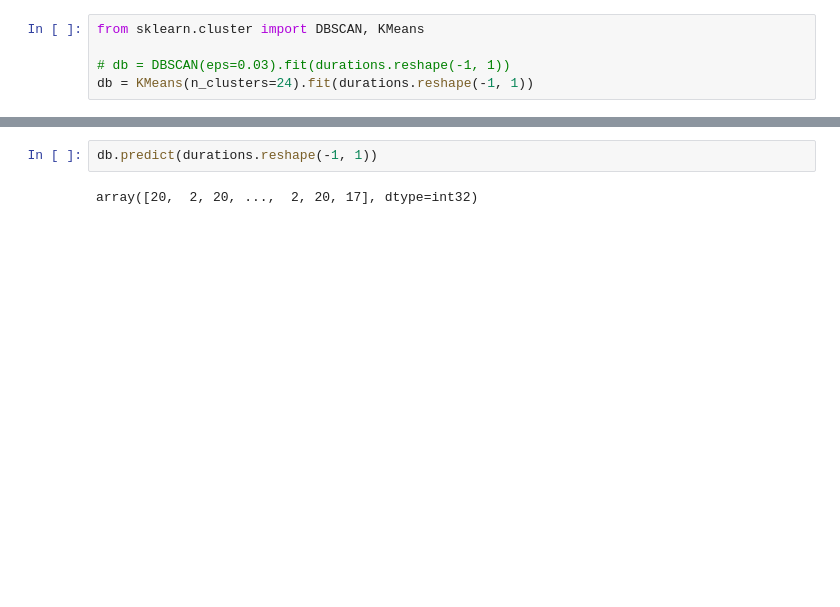
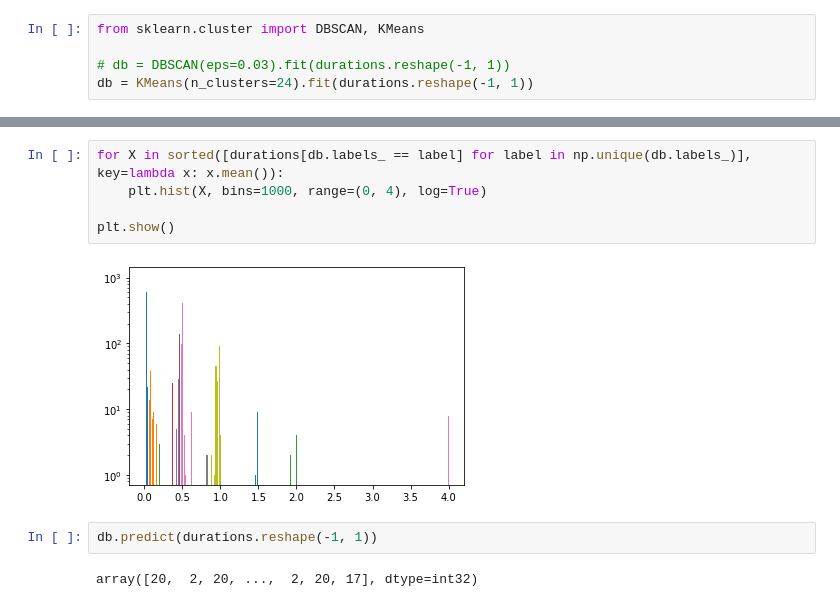
Before and after one commit to GrzegorzKazana/artificial-music, a Jupyter notebook: src/data_processing/sparse_notes_classified_time/sparse_w_classified_time.ipynb, the cells around one changed output, grey strips where cells are left out. Saved outputs shown, nothing was run; the diff lists cells and outputs as text; blank space fills up the shorter version.

```diff
--- a/src/data_processing/sparse_notes_classified_time/sparse_w_classified_time.ipynb
+++ b/src/data_processing/sparse_notes_classified_time/sparse_w_classified_time.ipynb
@@ -115,3 +111,10 @@ label: 23   count:   15, min:    4.00, max:    4.00, avg:    4.00, std:    0.00,
+# %%
+for X in sorted([durations[db.labels_ == label] for label in np.unique(db.labels_)], key=lambda x: x.mean()):
+    plt.hist(X, bins=1000, range=(0, 4), log=True)
+
+plt.show()
+# %% [output]
+[figure, added]
 # %%
 db.predict(durations.reshape(-1, 1))
 # %% [output]
```
Also changed, not shown: parts of 5 cells of this notebook, 1 other file.
